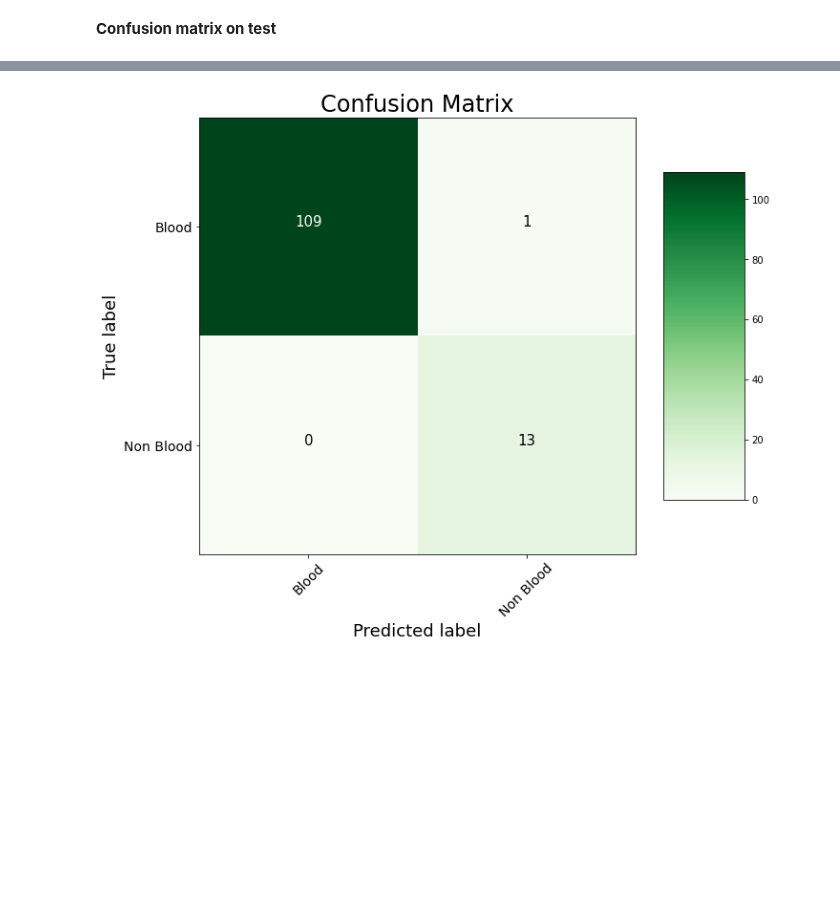
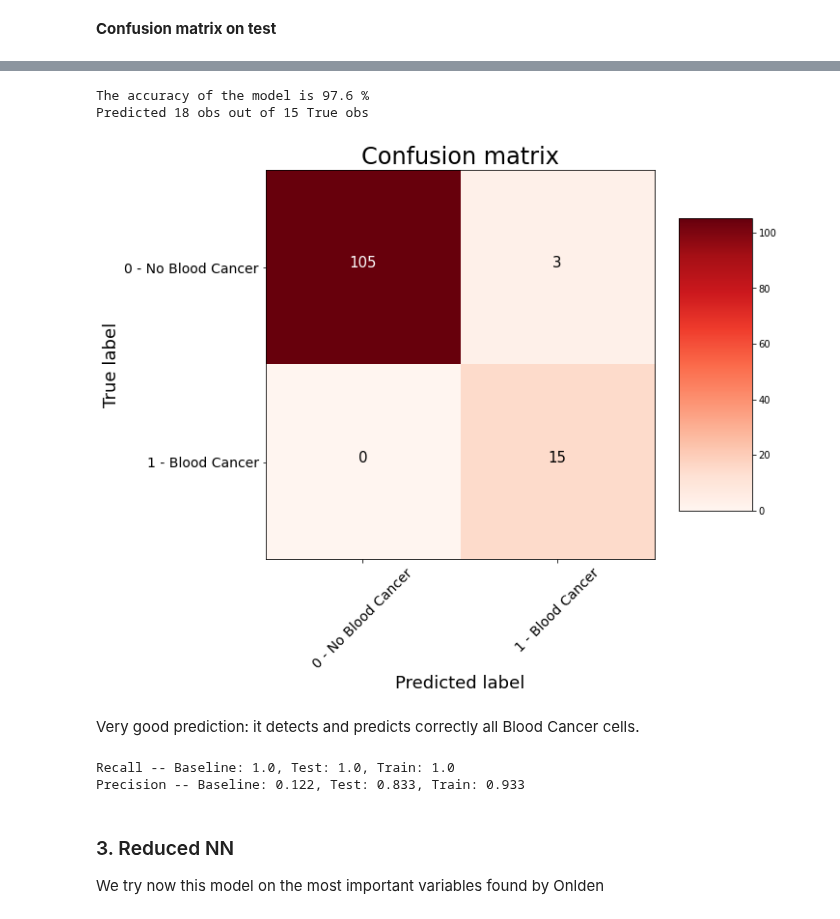
Before and after one commit to chiaraboetti/SML-project, a Jupyter notebook: model/blood/NN_blood.ipynb, the cells around one changed output, grey strips where cells are left out. Cells and saved outputs as stored; diff of their text form; code cells hidden in the pictures; blank space fills up the shorter version.

```diff
--- a/model/blood/NN_blood.ipynb
+++ b/model/blood/NN_blood.ipynb
@@ -17,0 +21,3 @@ from eli5.sklearn import PermutationImportance
+# %%
+first_split, second_split = train_test_split (blood, test_size = 0.4, random_state = 42)
+blood_train, blood_test = train_test_split(first_split, test_size = 0.2, random_state = 42)
@@ -18 +28,7 @@ from eli5.sklearn import PermutationImportance
+# %%
+X_train = blood_train.drop(['Unnamed: 0', 'DepMap_ID', 'label'], axis = 1)
+y_train = blood_train['label']
+
+X_test = blood_test.drop(['Unnamed: 0', 'DepMap_ID', 'label'], axis = 1)
+y_test = blood_test['label']
 # %%
@@ -155,8 +163,6 @@ for i in range(20):
 # %%
 sum_pred = 0
 for i in range(len(models)):
-    sum_pred += models[i].predict(test1_X)
+    sum_pred += models[i].predict(X_test)
 
-ensemble_prediction = (sum_pred/len(models)) > 0.5
-conf_matr = confusion_matrix(test1_y, ensemble_prediction)
-conf_matr
+ensemble_prediction = (sum_pred/len(models)) > 0.5 # corresponds to y_pred
@@ -186,30 +169,15 @@ array([[109,   1],
-# %%
-import itertools
-def plot_confusion_matrix(cm, classes, normalize = False,
-                          title='Confusion matrix',
-                          cmap=plt.cm.Greens): # can change color
-
-    plt.figure(figsize = (10, 10))
-    plt.imshow(cm, interpolation='nearest', cmap=cmap)
-    plt.title(title, size = 24)
-    plt.colorbar(aspect=4)
-    tick_marks = np.arange(len(classes))
-    plt.xticks(tick_marks, classes, rotation=45, size = 14)
-    plt.yticks(tick_marks, classes, size = 14)
-    fmt = '.2f' if normalize else 'd'
-    thresh = cm.max() / 2.
-    # Label the plot
-    for i, j in itertools.product(range(cm.shape[0]),   range(cm.shape[1])):
-        plt.text(j, i, format(cm[i, j], fmt),
-                fontsize = 15,
-                horizontalalignment="center",
-                color="white" if cm[i, j] > thresh else "black")
-        plt.grid(None)
-        plt.tight_layout()
-        plt.ylabel('True label', size = 18)
-        plt.xlabel('Predicted label', size = 18)
-# %%
-plot_confusion_matrix(conf_matr, classes = ["Blood", "Non Blood"],
-                        title = 'Confusion Matrix')
-# %% [output]
-[figure, removed]
+# %%
+print(f'The accuracy of the model is {round(accuracy_score(y_test, ensemble_prediction), 3)*100} %')
+
+print(f'Predicted {ensemble_prediction.sum()} obs out of {y_test.sum()} True obs')
+# %% [output]
+The accuracy of the model is 97.6 %
+Predicted 18 obs out of 15 True obs
+# %%
+cm = confusion_matrix(y_test, ensemble_prediction)
+
+plot_confusion_matrix(cm, classes = ['0 - No Blood Cancer', '1 - Blood Cancer'])
+# %% [output]
+[figure, added]
+# %% [markdown]
+Very good prediction: it detects and predicts correctly all Blood Cancer cells.
@@ -215,0 +206,8 @@ plot_confusion_matrix(conf_matr, classes = ["Blood", "Non Blood"],
+# %%
+evaluate_model(ensemble_prediction, y_test, y_train, ensemble_prediction_train)
+# %% [output]
+Recall -- Baseline: 1.0, Test: 1.0, Train: 1.0
+Precision -- Baseline: 0.122, Test: 0.833, Train: 0.933
+# %% [markdown]
+### 3. Reduced NN
+We try now this model on the most important variables found by Onlden
```
Also changed, not shown: parts of 32 cells of this notebook.
